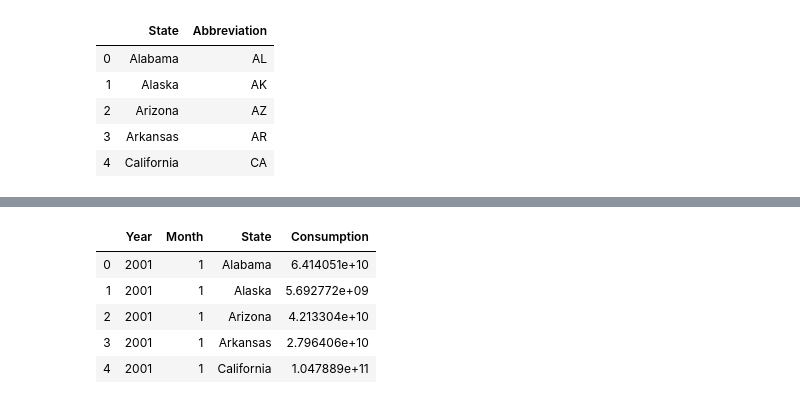
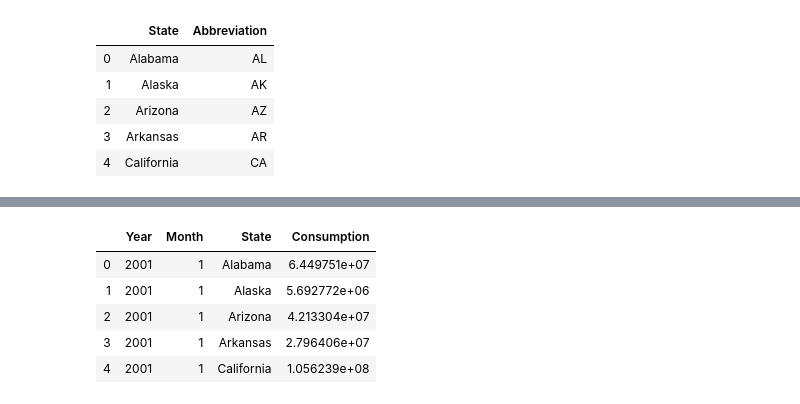
Before and after one commit to Siraj2493/Project-1, a Jupyter notebook: LoadEnergyVer3.ipynb, the cells around one changed output, grey strips where cells are left out. Cells and saved outputs as stored; diff of their text form; code cells hidden in the pictures.

```diff
--- a/LoadEnergyVer3.ipynb
+++ b/LoadEnergyVer3.ipynb
@@ -102,6 +118,6 @@ if debug_flag == True:
 # %%
 # filter "Total Electic Power Industry"
 producer_type_sr =  energy_df["TYPE OF PRODUCER"]=="Total Electric Power Industry"
-total_df = energy_df[producer_type_sr]
-total_df.head()
+industry_total_df = energy_df[producer_type_sr]
+industry_total_df.head()
 # %% [output]
@@ -112,7 +128,7 @@ total_df.head()
 | 12 | 2001 | 1 | AL | Total Electric Power Industry | Coal (Short Tons) | 3020601.0 |
 | 13 | 2001 | 1 | AL | Total Electric Power Industry | Petroleum (Barrels) | 284241.0 |
 # %%
-total_df = total_df.merge(states_df, on='Abbreviation')
-total_df.rename(columns = {'State_x':'State'}, inplace = True)
-total_df.head()
+industry_total_df = industry_total_df.merge(states_df, on='Abbreviation')
+industry_total_df.rename(columns = {'State_x':'State'}, inplace = True)
+industry_total_df.head()
 # %% [output]
@@ -141,5 +141,5 @@ print(type(total_computed_df))
 # %%
 # normalize the unit
-total_computed_df['CONSUMPTION'] = total_computed_df.apply(lambda x: convert_unit(x[4], x[5]), axis = 1)
-total_computed_df.head()
+industry_total_df['CONSUMPTION'] = industry_total_df.apply(lambda x: convert_unit(x[4], x[5]), axis = 1)
+industry_total_df.head()
 # %% [output]
@@ -157,0 +152,4 @@ if debug_flag == True:
+# %%
+indus_tot_normalized_df = industry_total_df.copy()
+indus_tot_normalized_df = indus_tot_normalized_df.drop(labels=["CONSUMPTION_ORG_UNITS"], axis='columns')
+indus_tot_normalized_df.head()
@@ -158,15 +194,15 @@ if debug_flag == True:
 # %%
 # of all energy type
-total_computed_gbdf = total_computed_df.groupby(["YEAR", "MONTH", "State"]).sum()
-total_final_df = total_computed_gbdf.reset_index()
+indus_tot_normalized_gbdf = indus_tot_normalized_df.groupby(["YEAR", "MONTH", "State"]).sum()
+indus_tot_agregated_df = indus_tot_normalized_gbdf.reset_index()
 
 # capitalize the column names
-total_final_df.columns = [x.capitalize() for x in total_final_df.columns]
-total_final_df.head()
+indus_tot_agregated_df.columns = [x.capitalize() for x in indus_tot_agregated_df.columns]
+indus_tot_agregated_df.head()
 # %% [output]
 |  | Year | Month | State | Consumption |
-| 0 | 2001 | 1 | Alabama | 6.414051e+10 |
-| 1 | 2001 | 1 | Alaska | 5.692772e+09 |
-| 2 | 2001 | 1 | Arizona | 4.213304e+10 |
-| 3 | 2001 | 1 | Arkansas | 2.796406e+10 |
-| 4 | 2001 | 1 | California | 1.047889e+11 |
+| 0 | 2001 | 1 | Alabama | 6.449751e+07 |
+| 1 | 2001 | 1 | Alaska | 5.692772e+06 |
+| 2 | 2001 | 1 | Arizona | 4.213304e+07 |
+| 3 | 2001 | 1 | Arkansas | 2.796406e+07 |
+| 4 | 2001 | 1 | California | 1.056239e+08 |
```
Also changed, not shown: parts of 18 cells of this notebook, 3 other files.
